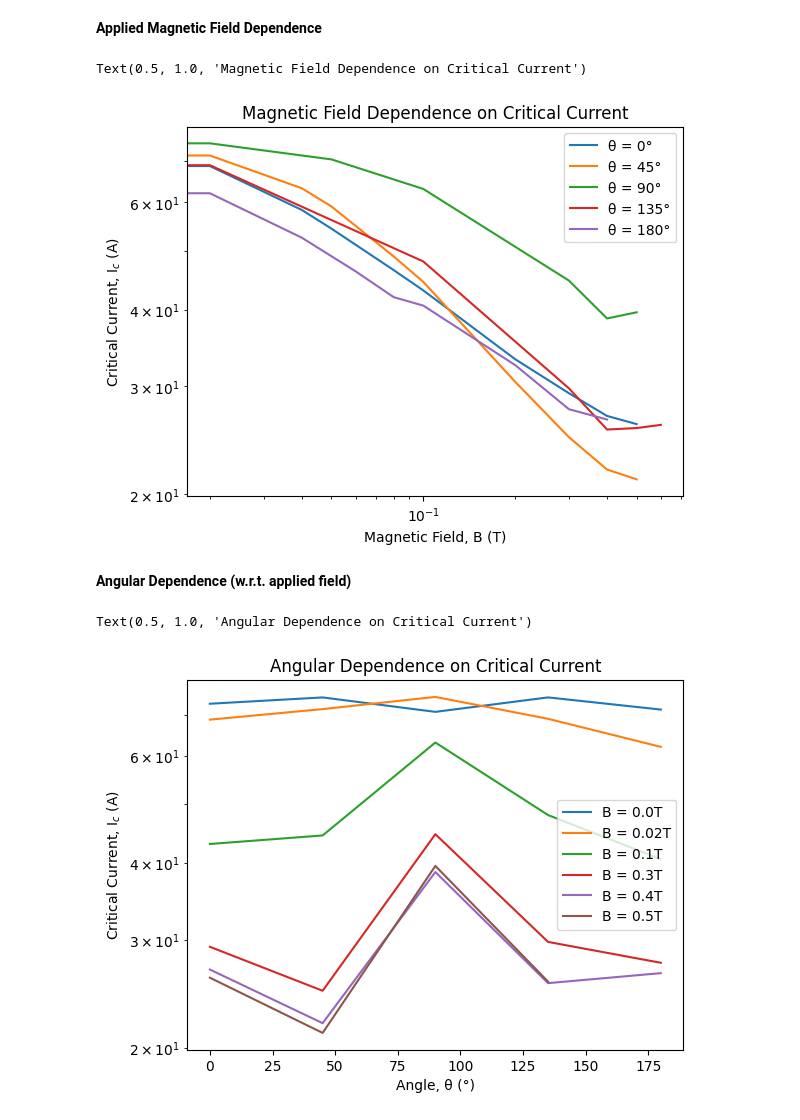
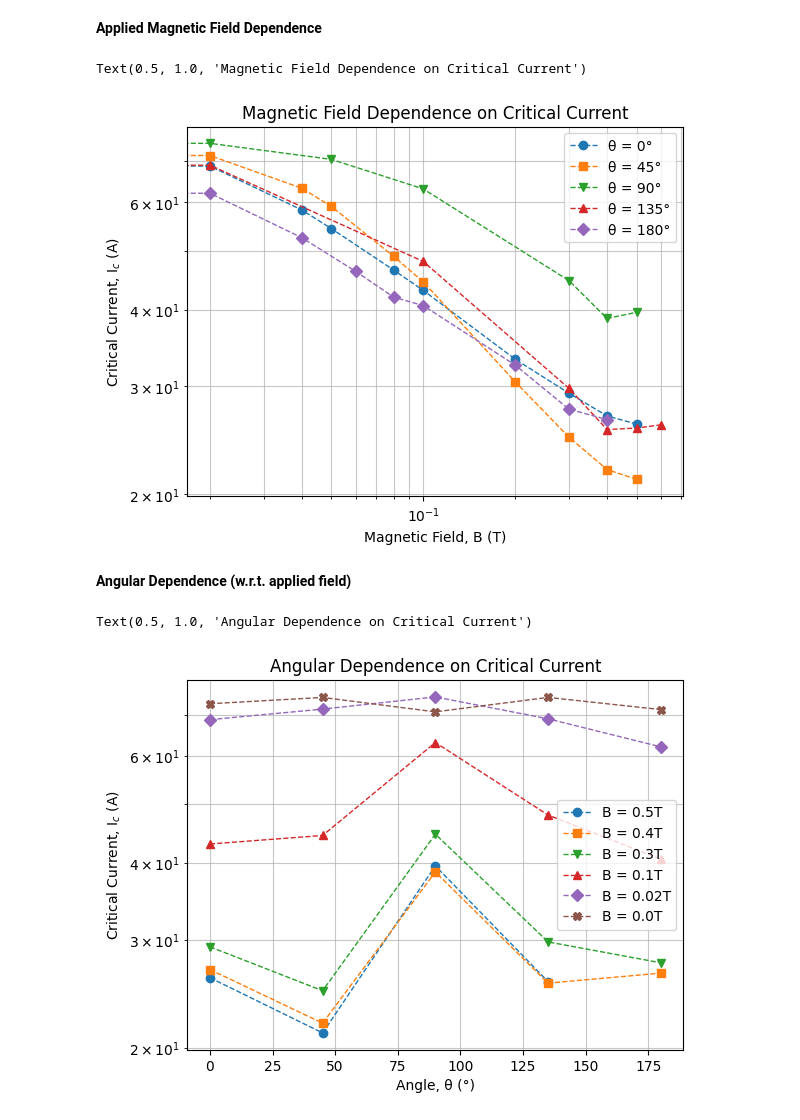
Before and after one commit to rcs19/jrn542_icy_durham, a Jupyter notebook: src/theta_field_dependance.ipynb, the cells around one changed output. Cells and saved outputs as stored; diff of their text form; code cells hidden in the pictures.

Commit message:
plotting improvements

```diff
--- a/src/theta_field_dependance.ipynb
+++ b/src/theta_field_dependance.ipynb
@@ -119,12 +119,13 @@ No fit convergence for: Measurement_5_0.50_Field_180_Angle.csv
 **Applied Magnetic Field Dependence**
 # %%
 angles = df_all['angle'].unique()
+markers = ['o','s','v','^','D','X']
 
 fig, ax = plt.subplots()
 
-for theta in angles:
+for i, theta in enumerate(angles):
     df_filtered = df_all[df_all['angle']==theta]
-    ax.plot(df_filtered['field'], df_filtered['I_c'], label=f'θ = {theta:.0f}°')
+    ax.errorbar(df_filtered['field'], df_filtered['I_c'], marker=markers[i], ls='--', lw=1, label=f'θ = {theta:.0f}°')
 
 ax.set_xlabel('Magnetic Field, B (T)')
 ax.set_xscale('log')
@@ -132,28 +133,32 @@ ax.set_xscale('log')
 ax.set_ylabel('Critical Current, I$_c$ (A)')
 ax.set_yscale('log')
 
+ax.grid(visible=True, which='both', axis='both', alpha=0.7)
 ax.legend()
 ax.set_title('Magnetic Field Dependence on Critical Current')
 # %% [output]
 Text(0.5, 1.0, 'Magnetic Field Dependence on Critical Current')
-[figure, old version]
+[figure, new version]
 # %% [markdown]
 **Angular Dependence (w.r.t. applied field)**
 # %%
-fields = [0.00, 0.02, 0.1, 0.3, 0.4, 0.5]
-# fields = df_all['field'].unique()
+fields = [0.5, 0.4, 0.3, 0.1, 0.02, 0.00]
+markers = ['o','s','v','^','D','X']
+
 fig, ax = plt.subplots()
 
-for B in fields:
-    df_filtered = df_all[df_all['field']==B]
-    ax.plot(df_filtered['angle'], df_filtered['I_c'], label=f'B = {B}T')
+for i, B in enumerate(fields):
+    df_filtered = df_all[df_all['field'] == B]
+    ax.errorbar(df_filtered['angle'], df_filtered['I_c'], marker=markers[i], ls='--', lw=1, label=f'B = {B}T')
 
 ax.set_xlabel('Angle, θ (°)')
 ax.set_ylabel('Critical Current, I$_c$ (A)')
 ax.set_yscale('log')
 
+ax.grid(visible=True, which='both', axis='both', alpha=0.7)
+
 ax.legend()
 ax.set_title('Angular Dependence on Critical Current')
 # %% [output]
 Text(0.5, 1.0, 'Angular Dependence on Critical Current')
-[figure, old version]
+[figure, new version]
```
